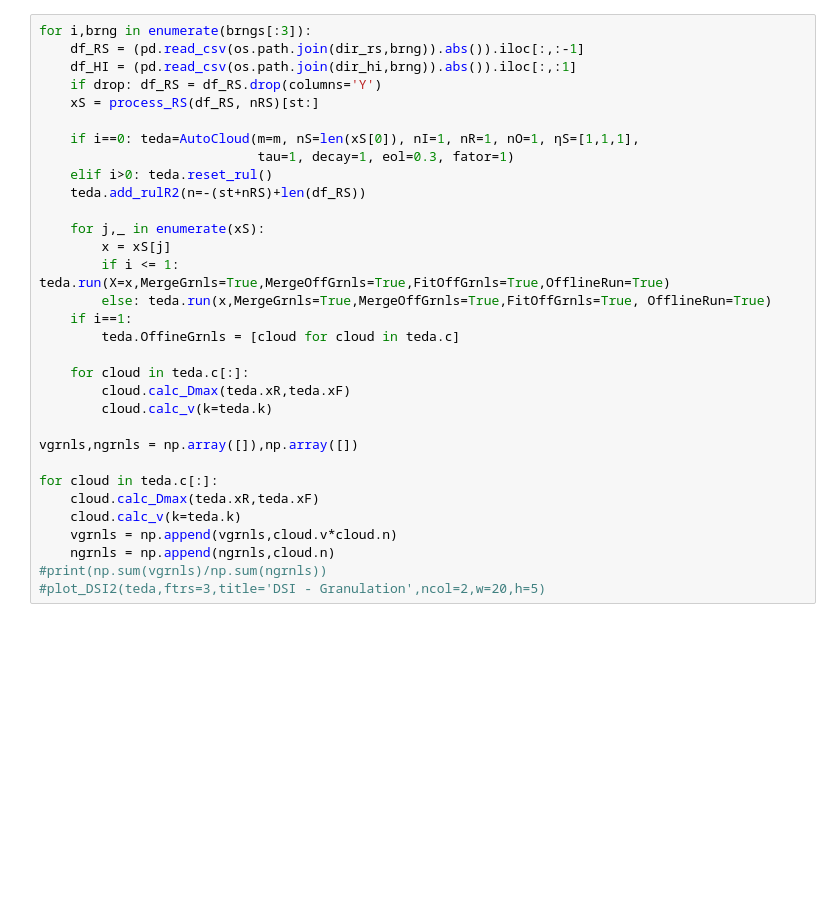
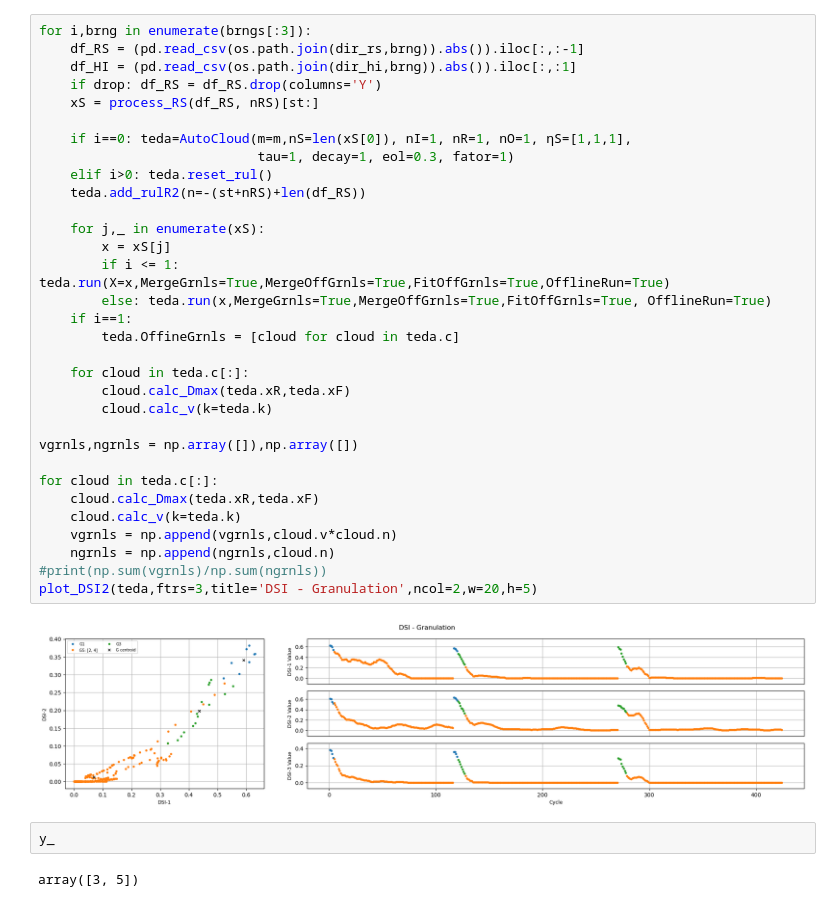
Before and after one commit to cduartes0203/Batteries_Prognostics, a Jupyter notebook: TEDA_Predict.ipynb, the cells around one changed output. Saved outputs shown, nothing was run; the diff lists cells and outputs as text; blank space fills up the shorter version.

```diff
--- a/TEDA_Predict.ipynb
+++ b/TEDA_Predict.ipynb
@@ -43,35 +44,41 @@ nHI, nR, N1, N2, N3,D, tau = Mp2
 # %%
 for i,brng in enumerate(brngs[:3]):
     df_RS = (pd.read_csv(os.path.join(dir_rs,brng)).abs()).iloc[:,:-1]
     df_HI = (pd.read_csv(os.path.join(dir_hi,brng)).abs()).iloc[:,:1]
     if drop: df_RS = df_RS.drop(columns='Y')
     xS = process_RS(df_RS, nRS)[st:]
 
-    if i==0: teda=AutoCloud(m=m, nS=len(xS[0]), nI=1, nR=1, nO=1, ηS=[1,1,1],
+    if i==0: teda=AutoCloud(m=m,nS=len(xS[0]), nI=1, nR=1, nO=1, ηS=[1,1,1],
                             tau=1, decay=1, eol=0.3, fator=1)
     elif i>0: teda.reset_rul()
     teda.add_rulR2(n=-(st+nRS)+len(df_RS))
 
     for j,_ in enumerate(xS):
         x = xS[j]
         if i <= 1: teda.run(X=x,MergeGrnls=True,MergeOffGrnls=True,FitOffGrnls=True,OfflineRun=True)
         else: teda.run(x,MergeGrnls=True,MergeOffGrnls=True,FitOffGrnls=True, OfflineRun=True)
     if i==1:
         teda.OffineGrnls = [cloud for cloud in teda.c]
 
     for cloud in teda.c[:]:
         cloud.calc_Dmax(teda.xR,teda.xF)
         cloud.calc_v(k=teda.k)
 
 vgrnls,ngrnls = np.array([]),np.array([])
 
 for cloud in teda.c[:]:
     cloud.calc_Dmax(teda.xR,teda.xF)
     cloud.calc_v(k=teda.k)
     vgrnls = np.append(vgrnls,cloud.v*cloud.n)
     ngrnls = np.append(ngrnls,cloud.n)
 #print(np.sum(vgrnls)/np.sum(ngrnls))
-#plot_DSI2(teda,ftrs=3,title='DSI - Granulation',ncol=2,w=20,h=5)
+plot_DSI2(teda,ftrs=3,title='DSI - Granulation',ncol=2,w=20,h=5)
+# %% [output]
+[figure, added]
+# %%
+y_
+# %% [output]
+array([3, 5])
 # %%
 init = (st+nRS)
 len_=0
```
Also changed, not shown: parts of 3 cells of this notebook, 9 other files.
